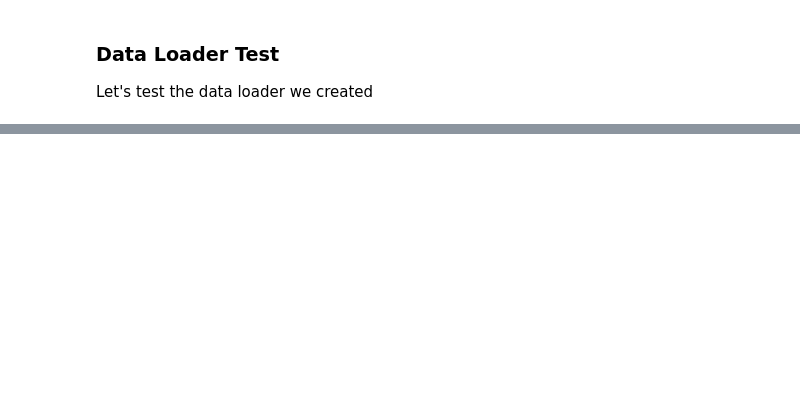
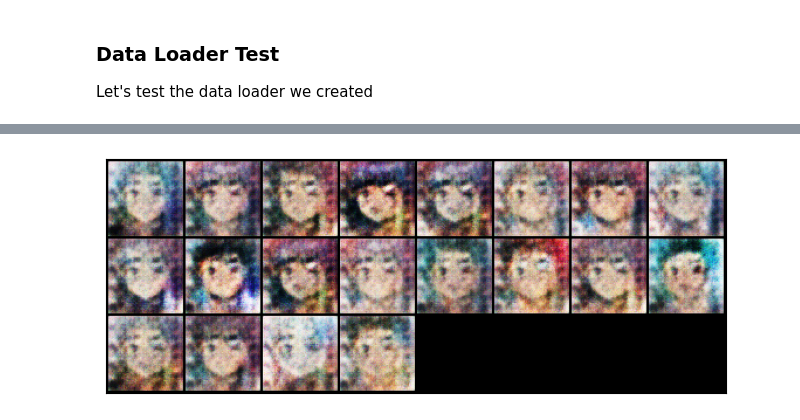
Before and after one commit to mgfos207/generative_modeling, a Jupyter notebook: image_gen/gan_test.ipynb, the cells around one changed output, grey strips where cells are left out. Saved outputs shown, nothing was run; the diff lists cells and outputs as text; code cells hidden in the pictures; blank space fills up the shorter version.

```diff
--- a/image_gen/gan_test.ipynb
+++ b/image_gen/gan_test.ipynb
@@ -40,9 +40,9 @@ ngpu = 1
 device = torch.device("cuda:0" if (torch.cuda.is_available() and ngpu > 0) else "cpu")
 # %%
 # xb = torch.randn(128, 128, 1, 1) #
-image_size = 128
+image_size = 64
 batch_size = 20
-latent_size = 128
+latent_size = 64
 xb = torch.randn(batch_size, latent_size, 1, 1)
 # %%
 devxb = xb.to(device)
@@ -59,5 +59,5 @@ stats = (0.5, 0.5, 0.5), (0.5, 0.5, 0.5)
 def denorm(img_tensors):
     return img_tensors * stats[1][0] + stats[0][0]
 # %%
-gan.fit(100, .00003)
+gan.fit(1000, .00003)
 # %% [output]
@@ -65,3 +77,11 @@ ValueError: Using a target size (torch.Size([72, 1])) that is different to the i
+# %%
+gen1 = gan.generator
+# %%
+trained_img = gen1(devxb)
+# %%
+gan.show_images(trained_img.cpu().detach())
+# %% [output]
+[figure, added]
 # %%
 # daev_xb = xb.to(device)
 # %%
```
Also changed, not shown: parts of 2 cells of this notebook, 2 other files.
